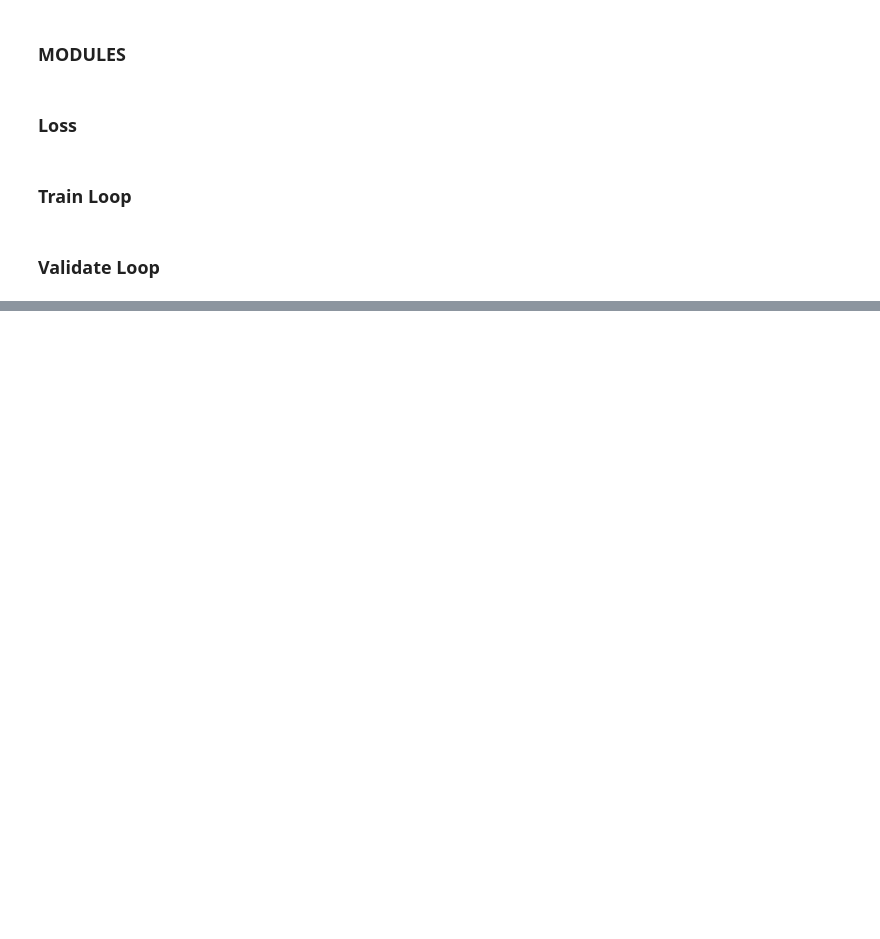
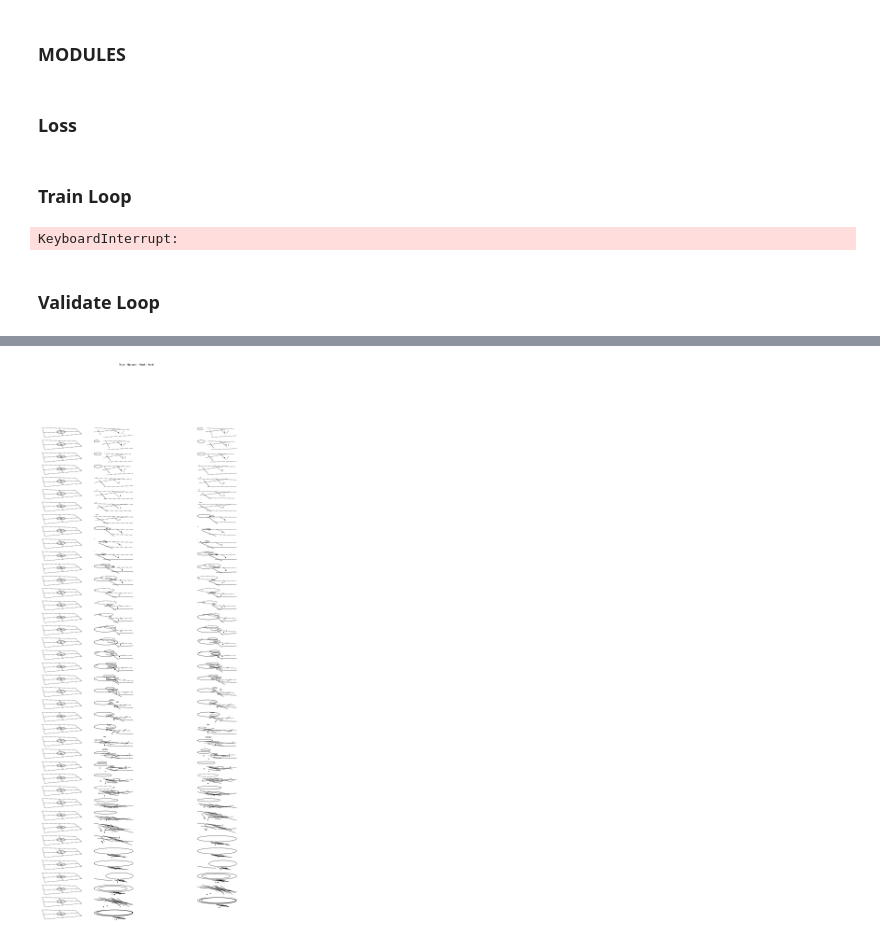
Before and after one commit to Sathware/SketchDNN, a Jupyter notebook: diffusion_overfit.ipynb, the cells around one changed output, grey strips where cells are left out. Drawn from its saved outputs; the diff is of its cells as text; code cells hidden in the pictures; blank space fills up the shorter version.

Commit message:
Somewhat working Diffusion model

```diff
--- a/diffusion_overfit.ipynb
+++ b/diffusion_overfit.ipynb
@@ -633,7 +819,7 @@ def diffusion_loss(pred_nodes : Tensor, pred_edges : Tensor, true_nodes : Tensor
     # mse = ((pred_noise - true_noise) ** 2 * params_mask).sum() / params_mask.sum()
     pred_params = pred_nodes[:,:,6:]
     target_params = true_nodes[:,:,6:]
-    mae = (torch.abs(pred_params - target_params) * params_mask).sum() / params_mask.sum() * 25.0 * scale
+    mae = (torch.abs(pred_params - target_params) * params_mask).sum() / params_mask.sum() * 25 * scale
 
     node_loss = bce + node_cross + mae
 
@@ -664,12 +850,12 @@ def plot_loss(writer : SummaryWriter, loss_dict : dict, step : int):
 # %% [markdown]
 ### Train Loop
 # %%
-num_train_iters = 4000
-t_max = 500
-lr = 4e-4
-experiment_string = f"gd3pm_ddp_Adam_24layers16heads256hidden_test_overfit_pred_params_mae-25_max_step-{t_max}_interleave"
+num_train_iters = 3000
+t_max = 40
+lr = 1e-3
+experiment_string = f"gd3pm_ddp_Adam_24layers16heads256hidden_encoder_decoder_test_overfit_pred_params_mae-25_max_step-{t_max}"
 writer = SummaryWriter(f'runs2/{experiment_string}')
-gpu_id = 1
+gpu_id = 2
 render_freq = 100
 
 tensor_dict = torch.load('temp_dataset.pth')
@@ -681,11 +867,13 @@ params_mask = tensor_dict["params_mask"].to(gpu_id)
 model = GD3PM(gpu_id)
 optimizer = torch.optim.Adam(model.parameters(), lr = lr)
 # %%
+model.train()
 pbar = tqdm(range(num_train_iters))
 for step in pbar:
     optimizer.zero_grad()
 
-    t = torch.randint(low = 1, high = model.noise_scheduler.max_steps, size = (1,))
+    t = torch.randint(low = 1, high = t_max, size = (1,))
+
     noised_nodes, noised_edges, true_noise = model.noise_scheduler(nodes, edges, t)
     scale = model.noise_scheduler.cumulative_precisions[t] # Proportion of original graph in noisy version
 
@@ -698,7 +886,10 @@ for step in pbar:
     pbar.set_description(f"Iter Loss: {loss.item()}")
 
     loss.backward()
+    # torch.nn.utils.clip_grad_norm_(model.parameters(), 5e-1)
     optimizer.step()
+# %% [output]
+KeyboardInterrupt:
 # %% [markdown]
 ### Validate Loop
 # %%
@@ -731,4 +931,37 @@ display.display(display.HTML(video))
 plt.close()
 # %% [output]
 [interactive output not drawn]
+# %%
+model.eval()
+graph_idx = 0
+timestep = 40
+fig, axes = plt.subplots(nrows = timestep, ncols = 4, figsize=(16, 1 * timestep))
+plt.margins(y=0)
+fig.suptitle("True - Noised - Pred - Next")
+
+# Noise graph
+curr_nodes, curr_edges, true_noise = model.noise_scheduler(nodes[graph_idx].unsqueeze(0), edges[graph_idx].unsqueeze(0), timestep)
+
+for t in reversed(range(1, timestep + 1)):
+    # Predict true graph
+    pred_nodes, pred_edges = model(curr_nodes, curr_edges, torch.Tensor([t]).int())
+    # Normalize output into probabilities
+    pred_nodes[:,:,0] = F.sigmoid(input = pred_nodes[:,:,0])
+    pred_nodes[:,:,1:6] = F.softmax(input = pred_nodes[:,:,1:6], dim = 2)
+    pred_edges[:,:,:,0:4] = F.softmax(input = pred_edges[:,:,:,0:4], dim = 3)
+    pred_edges[:,:,:,4:8] = F.softmax(input = pred_edges[:,:,:,4:8], dim = 3)
+    pred_edges[:,:,:,8:] = F.softmax(input = pred_edges[:,:,:,8:], dim = 3)
+    # Run one denoising step
+    new_nodes, new_edges = model.reverse_step(curr_nodes, curr_edges, pred_nodes, pred_edges, t)
+
+    fig_idx = timestep - t
+    SketchDataset.render_graph(nodes[graph_idx].cpu(), edges[graph_idx].cpu(), axes[fig_idx, 0])
+    SketchDataset.render_graph(curr_nodes.cpu().squeeze(0), curr_edges.cpu().squeeze(0), axes[fig_idx, 1])
+    SketchDataset.render_graph(pred_nodes.cpu().squeeze(0), pred_edges.cpu().squeeze(0), axes[fig_idx, 2])
+    SketchDataset.render_graph(new_nodes.cpu().squeeze(0), new_edges.cpu().squeeze(0), axes[fig_idx, 3])
+
+    curr_nodes = new_nodes
+    curr_edges = new_edges
+# %% [output]
+[figure, added]
 # %%
```
Also changed, not shown: parts of 9 cells of this notebook.
